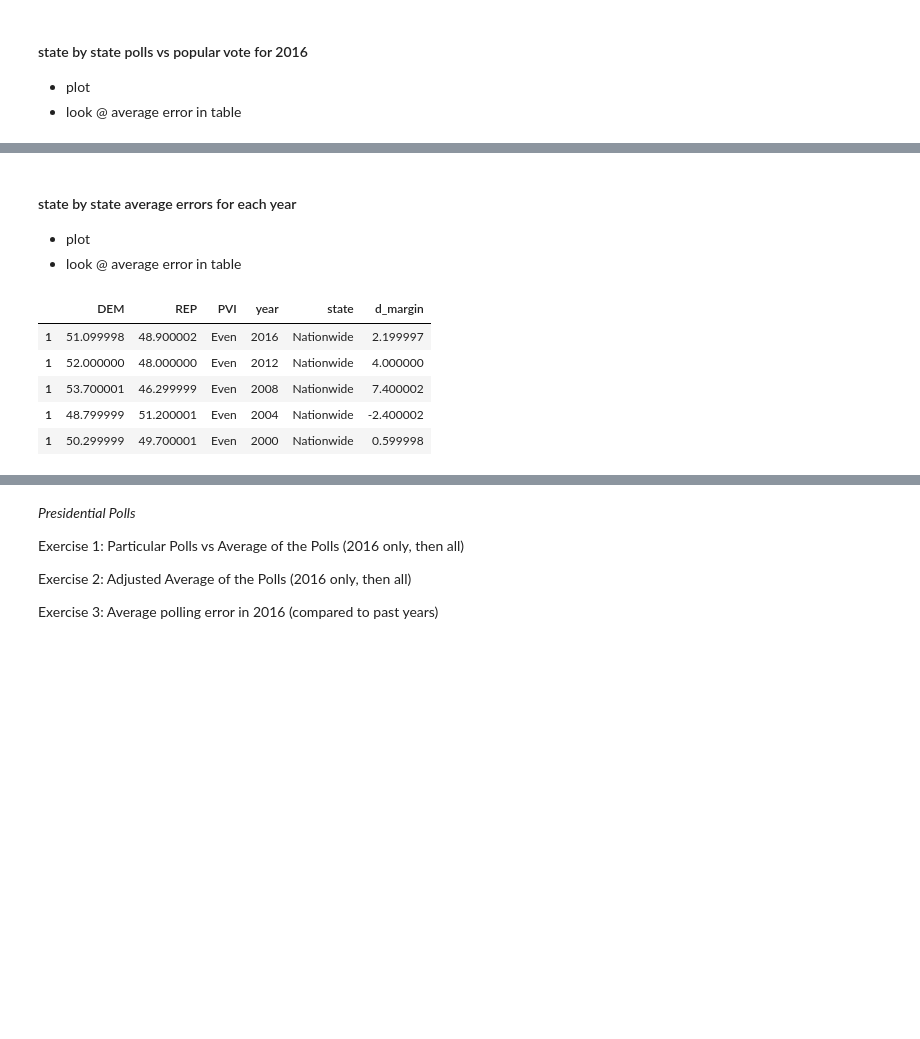
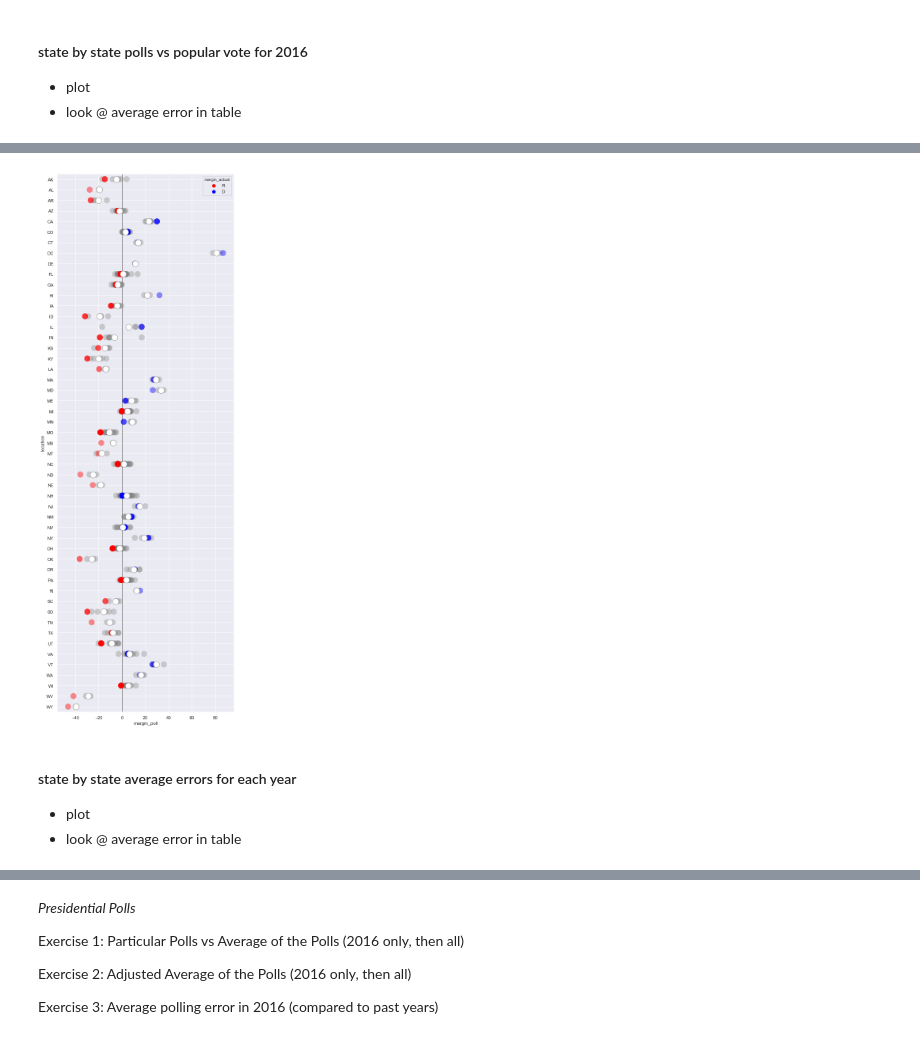
Before and after one commit to dmil/wrangler-polls, a Jupyter notebook: polling-analysis.ipynb, the cells around one changed output, grey strips where cells are left out. Cells and saved outputs as stored; diff of their text form; code cells hidden in the pictures; blank space fills up the shorter version.

```diff
--- a/polling-analysis.ipynb
+++ b/polling-analysis.ipynb
@@ -155,15 +132,10 @@ ax.xaxis.tick_top()
+# %%
+dotplot(pres_polls_by_state[pres_polls_by_state.year == 2016], y='location', figsize=(8,25))
+# %% [output]
+[figure, added]
 # %% [markdown]
 #### state by state average errors for each year
 
 
 - plot
 - look @ average error in table
-# %%
-pres_results_national.head()
-# %% [output]
-|  | DEM | REP | PVI | year | state | d_margin |
-| 1 | 51.099998 | 48.900002 | Even | 2016 | Nationwide | 2.199997 |
-| 1 | 52.000000 | 48.000000 | Even | 2012 | Nationwide | 4.000000 |
-| 1 | 53.700001 | 46.299999 | Even | 2008 | Nationwide | 7.400002 |
-| 1 | 48.799999 | 51.200001 | Even | 2004 | Nationwide | -2.400002 |
-| 1 | 50.299999 | 49.700001 | Even | 2000 | Nationwide | 0.599998 |
```
Also changed, not shown: parts of 15 cells of this notebook.
